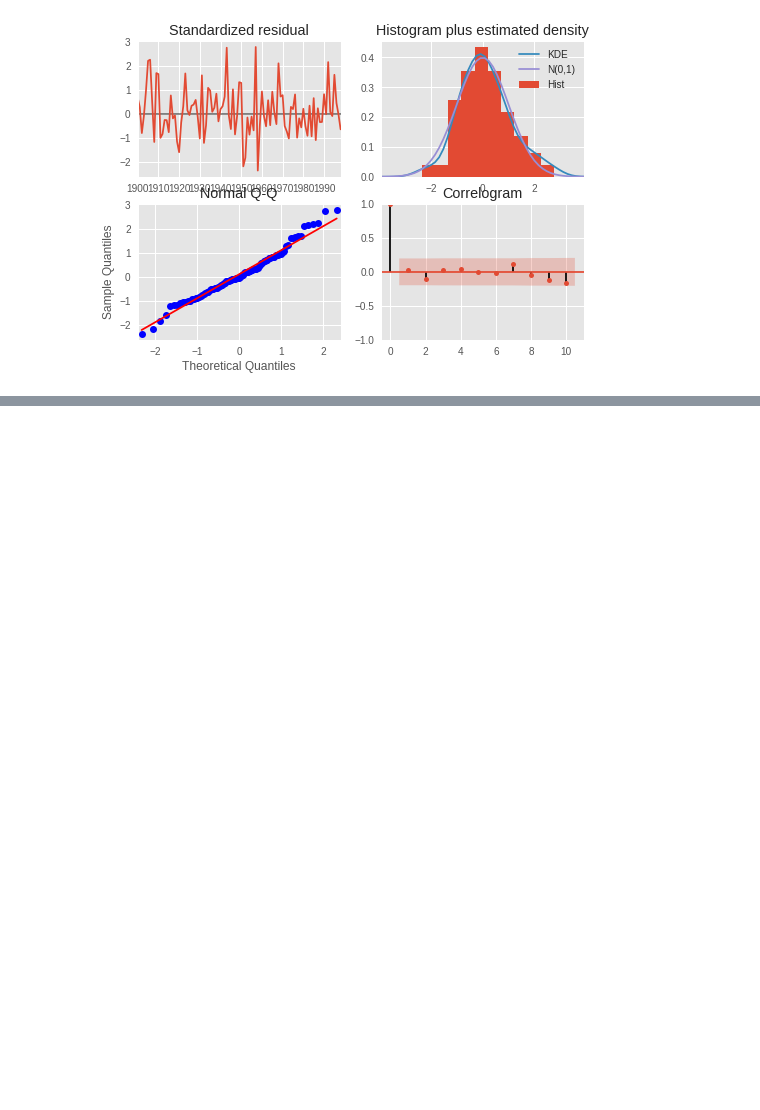
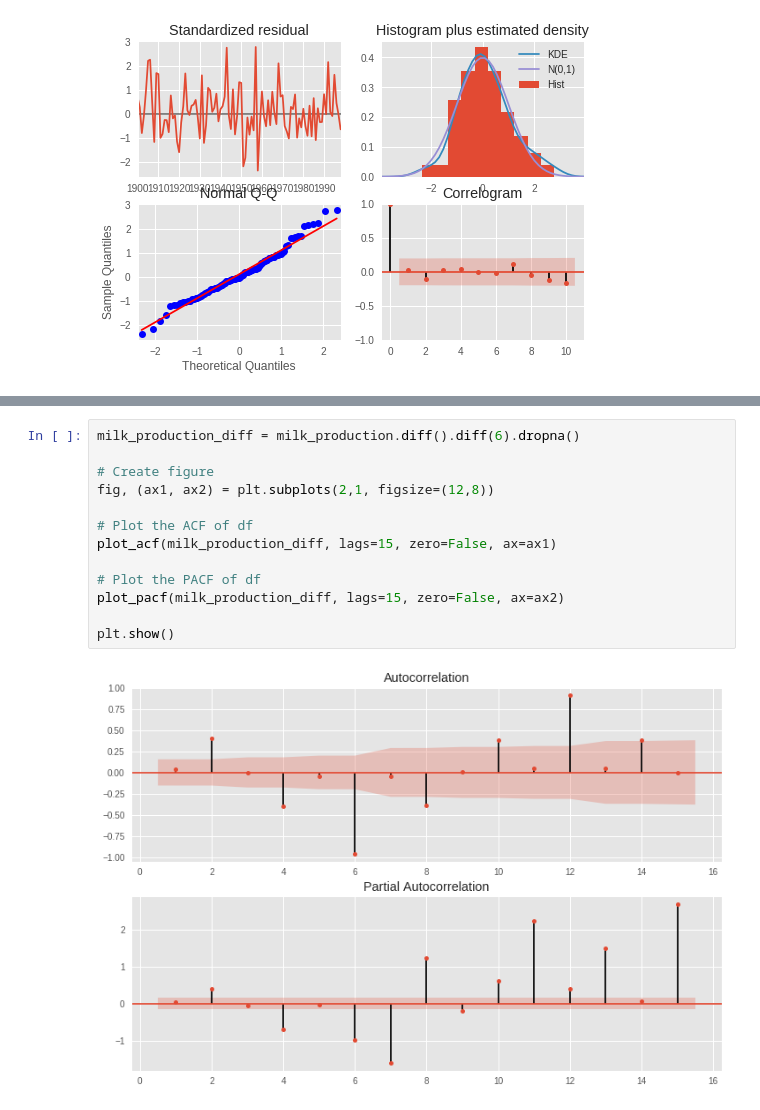
Before and after one commit to sagnikrana/Time-Series-Forecasting, a Jupyter notebook: Forecasting using ARIMA Model.ipynb, the cells around one changed output, grey strips where cells are left out. Drawn from its saved outputs; the diff is of its cells as text; blank space fills up the shorter version.

```diff
--- a/Forecasting using ARIMA Model.ipynb
+++ b/Forecasting using ARIMA Model.ipynb
@@ -588,0 +688,15 @@ plt.show()
+# %%
+milk_production_diff = milk_production.diff().diff(6).dropna()
+
+# Create figure
+fig, (ax1, ax2) = plt.subplots(2,1, figsize=(12,8))
+
+# Plot the ACF of df
+plot_acf(milk_production_diff, lags=15, zero=False, ax=ax1)
+
+# Plot the PACF of df
+plot_pacf(milk_production_diff, lags=15, zero=False, ax=ax2)
+
+plt.show()
+# %% [output]
+[figure, added]
```
Also changed, not shown: parts of 15 cells of this notebook.
